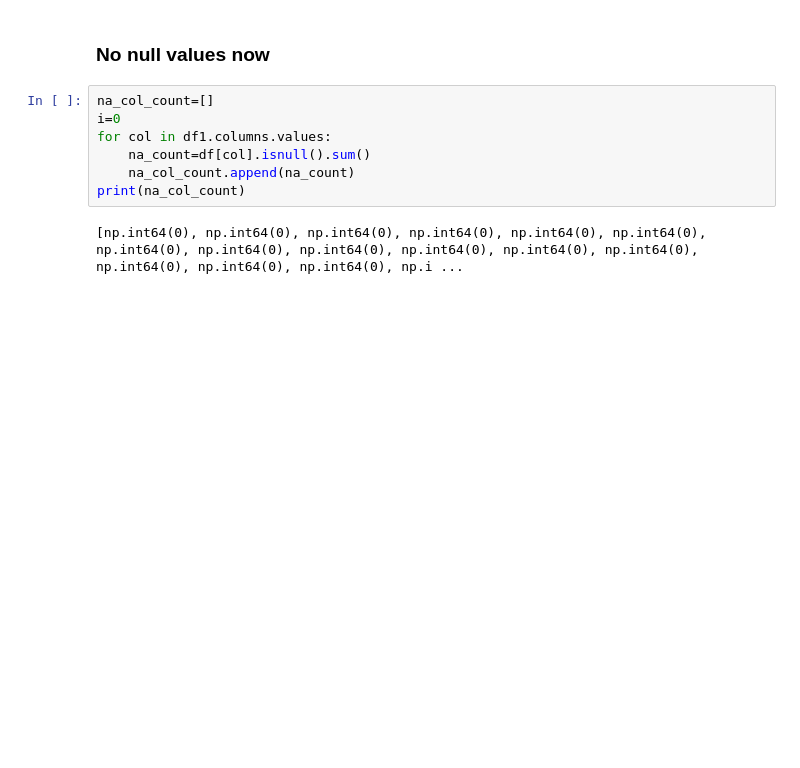
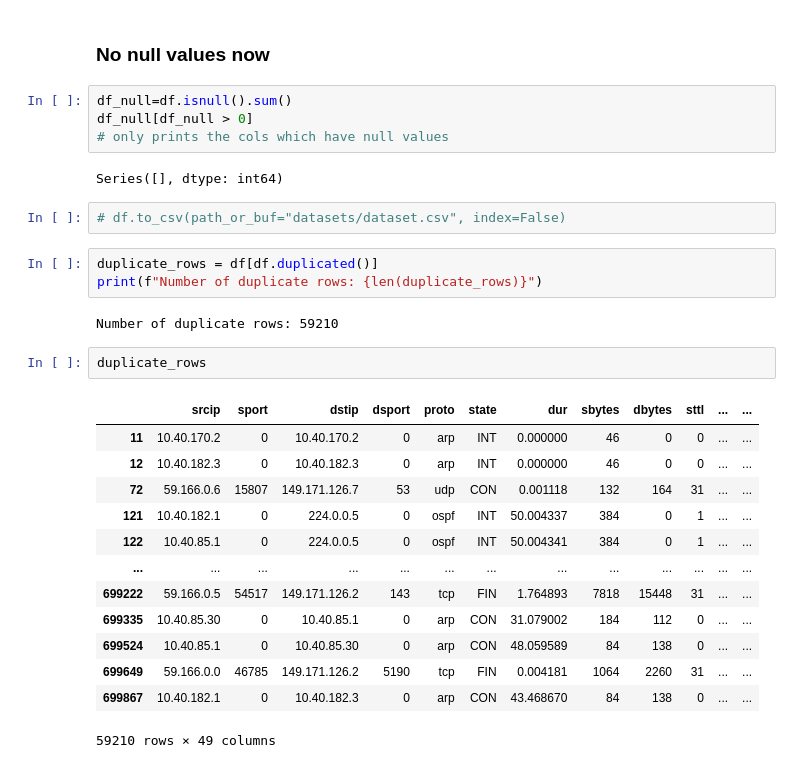
Before and after one commit to adityabhandari781/Packet-Classification-using-Decision-Trees, a Jupyter notebook: data_cleaning.ipynb, the cells around one changed output. Drawn from its saved outputs; the diff is of its cells as text; blank space fills up the shorter version.

```diff
--- a/data_cleaning.ipynb
+++ b/data_cleaning.ipynb
@@ -105,11 +109,31 @@ df
 # %% [markdown]
 ### No null values now
-# %%
-na_col_count=[]
-i=0
-for col in df1.columns.values:
-    na_count=df[col].isnull().sum()
-    na_col_count.append(na_count)
-print(na_col_count)
-# %% [output]
-[np.int64(0), np.int64(0), np.int64(0), np.int64(0), np.int64(0), np.int64(0), np.int64(0), np.int64(0), np.int64(0), np.int64(0), np.int64(0), np.int64(0), np.int64(0), np.int64(0), np.int64(0), np.i ...
+# %%
+df_null=df.isnull().sum()
+df_null[df_null > 0]
+# only prints the cols which have null values
+# %% [output]
+Series([], dtype: int64)
+# %%
+# df.to_csv(path_or_buf="datasets/dataset.csv", index=False)
+# %%
+duplicate_rows = df[df.duplicated()]
+print(f"Number of duplicate rows: {len(duplicate_rows)}")
+# %% [output]
+Number of duplicate rows: 59210
+# %%
+duplicate_rows
+# %% [output]
+|  | srcip | sport | dstip | dsport | proto | state | dur | sbytes | dbytes | sttl | ... | ... |
+| 11 | 10.40.170.2 | 0 | 10.40.170.2 | 0 | arp | INT | 0.000000 | 46 | 0 | 0 | ... | ... |
+| 12 | 10.40.182.3 | 0 | 10.40.182.3 | 0 | arp | INT | 0.000000 | 46 | 0 | 0 | ... | ... |
+| 72 | 59.166.0.6 | 15807 | 149.171.126.7 | 53 | udp | CON | 0.001118 | 132 | 164 | 31 | ... | ... |
+| 121 | 10.40.182.1 | 0 | 224.0.0.5 | 0 | ospf | INT | 50.004337 | 384 | 0 | 1 | ... | ... |
+| 122 | 10.40.85.1 | 0 | 224.0.0.5 | 0 | ospf | INT | 50.004341 | 384 | 0 | 1 | ... | ... |
+| ... | ... | ... | ... | ... | ... | ... | ... | ... | ... | ... | ... | ... |
+| 699222 | 59.166.0.5 | 54517 | 149.171.126.2 | 143 | tcp | FIN | 1.764893 | 7818 | 15448 | 31 | ... | ... |
+| 699335 | 10.40.85.30 | 0 | 10.40.85.1 | 0 | arp | CON | 31.079002 | 184 | 112 | 0 | ... | ... |
+| 699524 | 10.40.85.1 | 0 | 10.40.85.30 | 0 | arp | CON | 48.059589 | 84 | 138 | 0 | ... | ... |
+| 699649 | 59.166.0.0 | 46785 | 149.171.126.2 | 5190 | tcp | FIN | 0.004181 | 1064 | 2260 | 31 | ... | ... |
+| 699867 | 10.40.182.1 | 0 | 10.40.182.3 | 0 | arp | CON | 43.468670 | 84 | 138 | 0 | ... | ... |
+59210 rows × 49 columns
```
Also changed, not shown: parts of 3 cells of this notebook.
